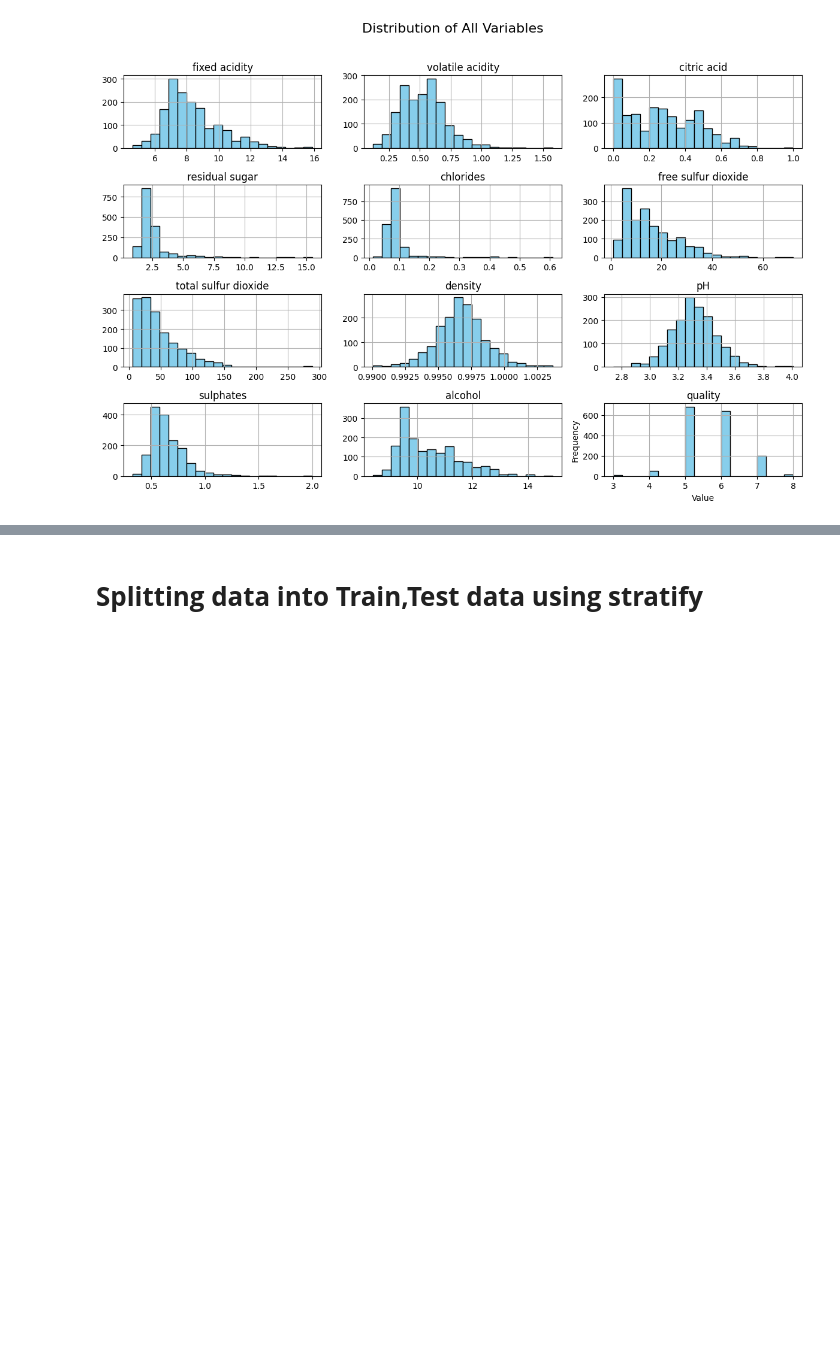
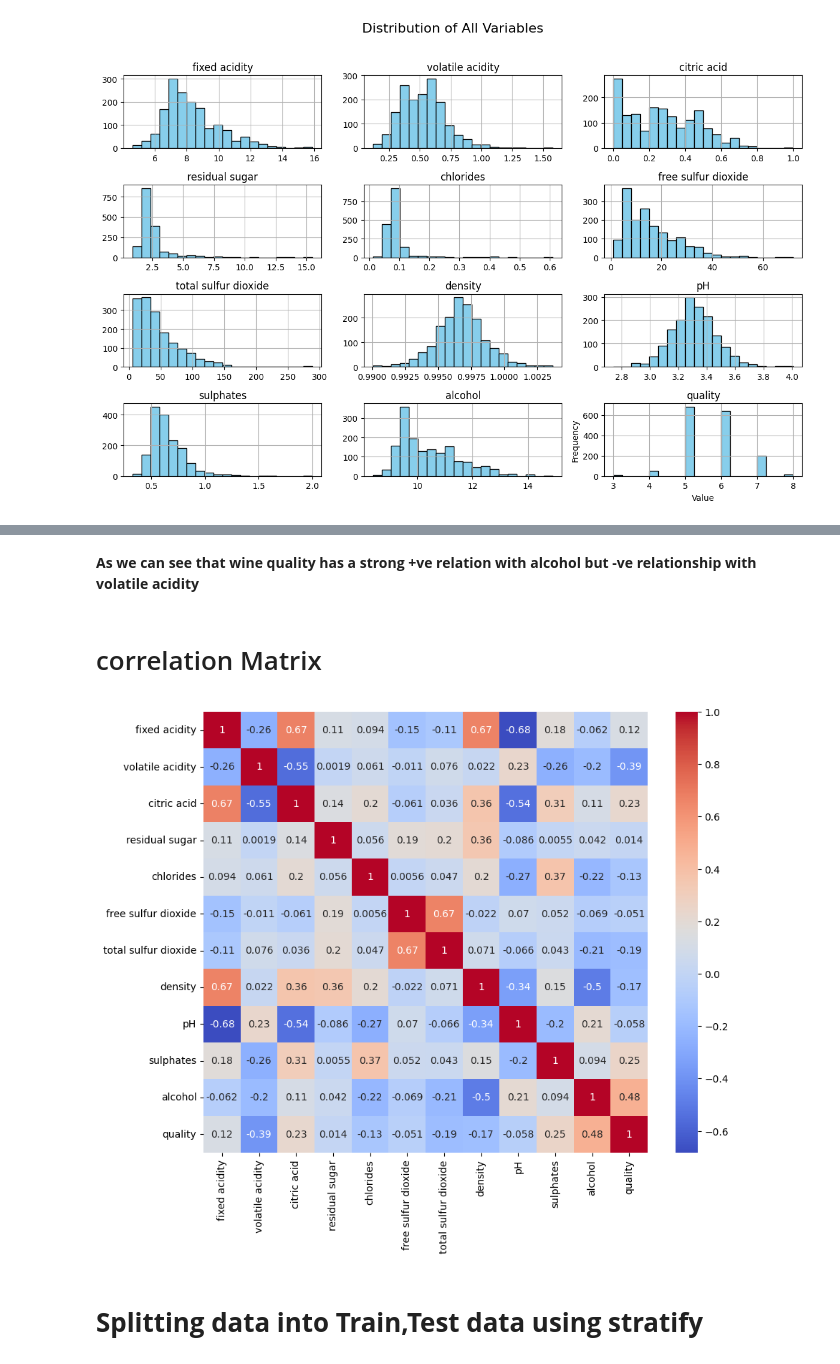
Before and after one commit to 22f2000792/MLP-prac, a Jupyter notebook: prac1.ipynb, the cells around one changed output, grey strips where cells are left out. Drawn from its saved outputs; the diff is of its cells as text; code cells hidden in the pictures; blank space fills up the shorter version.

```diff
--- a/prac1.ipynb
+++ b/prac1.ipynb
@@ -97,0 +128,3 @@ plt.show()
+# %%
+corr_mat=data.corr()
+corr_mat
@@ -98,3 +162,13 @@ plt.show()
+# %% [markdown]
+**As we can see that wine quality has a strong +ve relation with alcohol but -ve relationship with volatile acidity**
+# %% [markdown]
+# correlation Matrix
+# %%
+plt.figure(figsize=(10,8))
+sns.heatmap(corr_mat,annot=True,cmap='coolwarm')
+plt.show()
+# %% [output]
+[figure, added]
 # %% [markdown]
 # **Splitting data into Train,Test data using stratify**
 # %%
```
Also changed, not shown: parts of 10 cells of this notebook.
